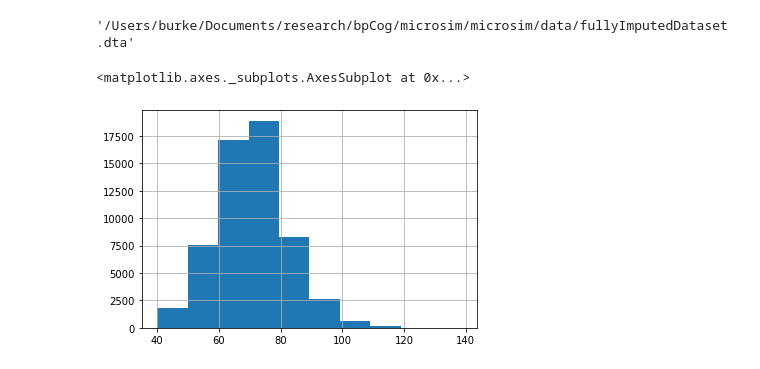
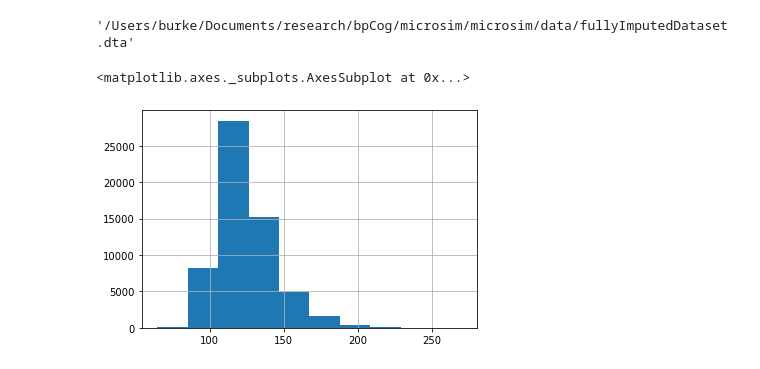
Before and after one commit to jburke5/microsimNHANES, a Jupyter notebook: buildNHANESImputedDataset.ipynb, the cells around one changed output. Saved outputs shown, nothing was run; the diff lists cells and outputs as text; code cells hidden in the pictures.

Commit message:
Updating the imputed population

```diff
--- a/buildNHANESImputedDataset.ipynb
+++ b/buildNHANESImputedDataset.ipynb
@@ -281,0 +364,7 @@ SMQ_J.XPT
+# %%
+over18['htn3'] = 0
+over18['htn4'] = 0
+
+over18['meanSBP3'] = over18[['sbp1', 'sbp2', 'sbp3']].mean(axis=1)
+over18.loc[((over18['meanSBP'] >= 140) | (over18['meanDBP'] >= 90) | (over18['antiHypertensive'] > 0)), 'htn4'] = 1
+over18.loc[((over18['meanSBP3'] >= 140) | (over18['meanDBP'] >= 90) | (over18['antiHypertensive'] > 0)), 'htn3'] = 1
@@ -282,14 +449,14 @@ SMQ_J.XPT
 # %%
-over18.groupby('year').apply(lambda x : x.count()) / len(over18)
-
 regressDF = over18.copy()
 #regressDF.drop("year", axis=1, inplace=True)
 regressDF = pd.get_dummies(regressDF, columns =['raceEthnicity', 'smokingStatus', 'education'])
-regressDF.drop(labels=['SEQN', 'WTMEC2YR', 'SDMVPSU','SDMVSTRA' ],axis=1, inplace=True)
+regressDF.drop(labels=['SEQN', 'WTMEC2YR', 'SDMVPSU','SDMVSTRA','interviewStatus' ],axis=1, inplace=True)
 regressDF.drop(labels=['sbp1', 'sbp2','sbp3', 'sbp4','dbp1', 'dbp2', 'dbp3', 'dbp4' ],axis=1, inplace=True)
 regressDF.drop(labels=['alcoholDrinksPerDay','alcoholLastYear', 'alcoholLifetime' ],axis=1, inplace=True)
 
 regressDF.year = regressDF.year.astype(int)
+regressDF.completedInterview = regressDF.completedInterview.astype(int)
+regressDF.missingSBP = regressDF.missingSBP.astype(int)
 regressDF.selfReportStroke = regressDF.selfReportStroke==1
 regressDF.selfReportMI = regressDF.selfReportMI==1
 regressDF.ucod.replace({b'010' : '1', b'005' : 2}, inplace=True)
@@ -299,6 +466,14 @@ regressDF.ucod.fillna(value=0, inplace=True)
 regressDF.ucod = regressDF.ucod.astype('int64')
 regressDF.selfReportMI = regressDF.selfReportMI.astype('int64')
 regressDF.selfReportStroke = regressDF.selfReportStroke.astype('int64')
+regressDF.diedBy2015 = regressDF.diedBy2015.fillna(0)
+regressDF.diedBy2015 = regressDF.diedBy2015.astype('int64')
+regressDF.selfReportHtn = regressDF.selfReportHtn.astype('int64')
+regressDF.selfReportCurrentHtnMed = regressDF.selfReportCurrentHtnMed.astype('int64')
+regressDF['jnc8'] = 0
+regressDF.loc[((regressDF.meanSBP > 140) | (regressDF.meanDBP > 90)), 'jnc8'] = 1
+regressDF.reset_index(inplace=True)
+regressDF.to_stata('nonImputedDataset.dta')
 # %% [output]
 A value is trying to be set on a copy of a slice from a DataFrame
 
@@ -351,0 +550,4 @@ imputedData.plot_fit_obs("meanSBP")
+# %%
+### look at all imputations
+for var in ['ldl', 'trig', 'antiHypertensive', 'a1c', 'hdl', 'tot_chol', 'weight','bmi','meanSBP', 'meanDBP', 'waist',  'alcoholPerWeek', 'statin', 'otherLipidLowering']:
+    imputedData.plot_fit_obs(var)
@@ -351,0 +569,10 @@ imputedData.plot_fit_obs("meanSBP")
+# %%
+# label the xs in the regressions to make the output readable...
+for var in ['ldl', 'trig', 'antiHypertensive', 'a1c', 'hdl', 'tot_chol', 'weight','bmi','meanSBP', 'meanDBP', 'waist',  'alcoholPerWeek', 'statin', 'otherLipidLowering']:
+    formula = formulas[var]
+    covariates = formula.split('+')
+
+    count = 1
+    for cov in covariates:
+        imputedData.results[var].model.exog_names[count] = cov.strip()
+        count+= 1
@@ -387,7 +740,7 @@ Stata data file created has not lost information due to duplicate labels.
   ValueLabelTypeMismatch,
 '/Users/burke/Documents/research/bpCog/microsim/microsim/data/fullyImputedDataset.dta'
 # %%
-imputedDataset.meanDBP.hist()
+imputedDataset.meanSBP.hist()
 # %% [output]
 <matplotlib.axes._subplots.AxesSubplot at 0x...>
-[figure, old version]
+[figure, new version]
```
Also changed, not shown: parts of 40 cells of this notebook, 5 other files.
